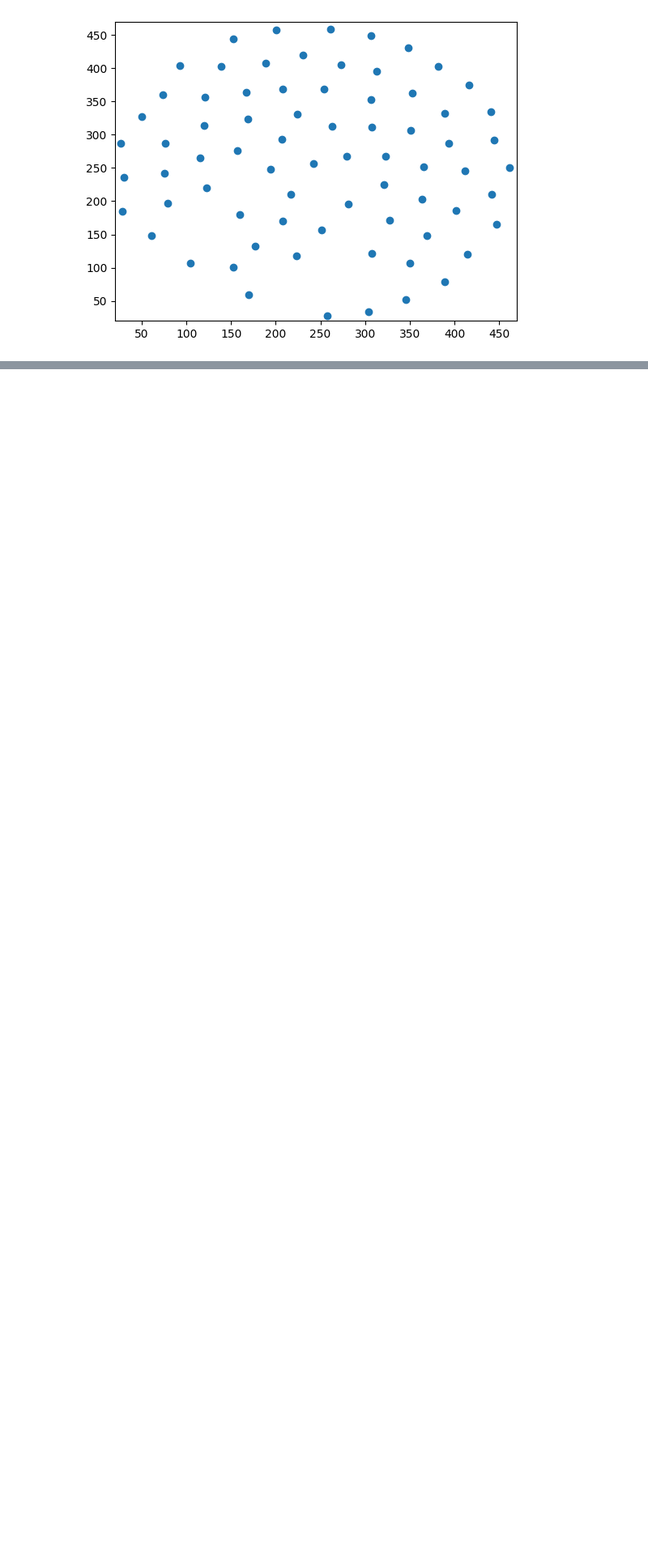
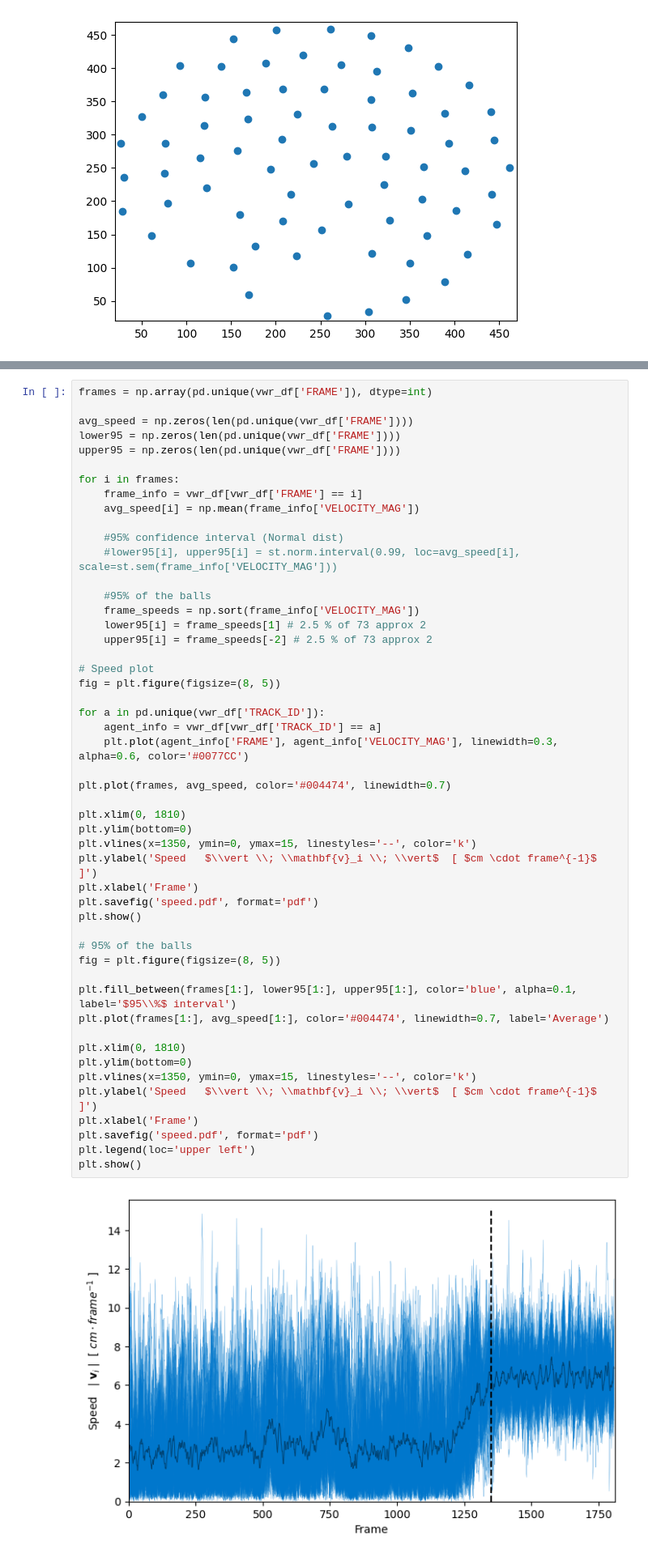
Before and after one commit to BenedictRussell/MA932-Project, a Jupyter notebook: Data_based.ipynb, the cells around one changed output, grey strips where cells are left out. Shown at 81% size. Drawn from its saved outputs; the diff is of its cells as text; blank space fills up the shorter version.

```diff
--- a/Data_based.ipynb
+++ b/Data_based.ipynb
@@ -243,0 +243,52 @@ array([0, 1, 2, ..., 1806, 1807, 1808], dtype=object)
+# %%
+frames = np.array(pd.unique(vwr_df['FRAME']), dtype=int)
+
+avg_speed = np.zeros(len(pd.unique(vwr_df['FRAME'])))
+lower95 = np.zeros(len(pd.unique(vwr_df['FRAME'])))
+upper95 = np.zeros(len(pd.unique(vwr_df['FRAME'])))
+
+for i in frames:
+    frame_info = vwr_df[vwr_df['FRAME'] == i]
+    avg_speed[i] = np.mean(frame_info['VELOCITY_MAG'])
+
+    #95% confidence interval (Normal dist)
+    #lower95[i], upper95[i] = st.norm.interval(0.99, loc=avg_speed[i], scale=st.sem(frame_info['VELOCITY_MAG']))
+
+    #95% of the balls
+    frame_speeds = np.sort(frame_info['VELOCITY_MAG'])
+    lower95[i] = frame_speeds[1] # 2.5 % of 73 approx 2
+    upper95[i] = frame_speeds[-2] # 2.5 % of 73 approx 2
+
+# Speed plot
+fig = plt.figure(figsize=(8, 5))
+
+for a in pd.unique(vwr_df['TRACK_ID']):
+    agent_info = vwr_df[vwr_df['TRACK_ID'] == a]
+    plt.plot(agent_info['FRAME'], agent_info['VELOCITY_MAG'], linewidth=0.3, alpha=0.6, color='#0077CC')
+
+plt.plot(frames, avg_speed, color='#004474', linewidth=0.7)
+
+plt.xlim(0, 1810)
+plt.ylim(bottom=0)
+plt.vlines(x=1350, ymin=0, ymax=15, linestyles='--', color='k')
+plt.ylabel('Speed   $\\vert \\; \\mathbf{v}_i \\; \\vert$  [ $cm \cdot frame^{-1}$ ]')
+plt.xlabel('Frame')
+plt.savefig('speed.pdf', format='pdf')
+plt.show()
+
+# 95% of the balls
+fig = plt.figure(figsize=(8, 5))
+
+plt.fill_between(frames[1:], lower95[1:], upper95[1:], color='blue', alpha=0.1, label='$95\\%$ interval')
+plt.plot(frames[1:], avg_speed[1:], color='#004474', linewidth=0.7, label='Average')
+
+plt.xlim(0, 1810)
+plt.ylim(bottom=0)
+plt.vlines(x=1350, ymin=0, ymax=15, linestyles='--', color='k')
+plt.ylabel('Speed   $\\vert \\; \\mathbf{v}_i \\; \\vert$  [ $cm \cdot frame^{-1}$ ]')
+plt.xlabel('Frame')
+plt.savefig('speed.pdf', format='pdf')
+plt.legend(loc='upper left')
+plt.show()
+# %% [output]
+[figure, added]
```
Also changed, not shown: parts of 9 cells of this notebook, 5 other files.
